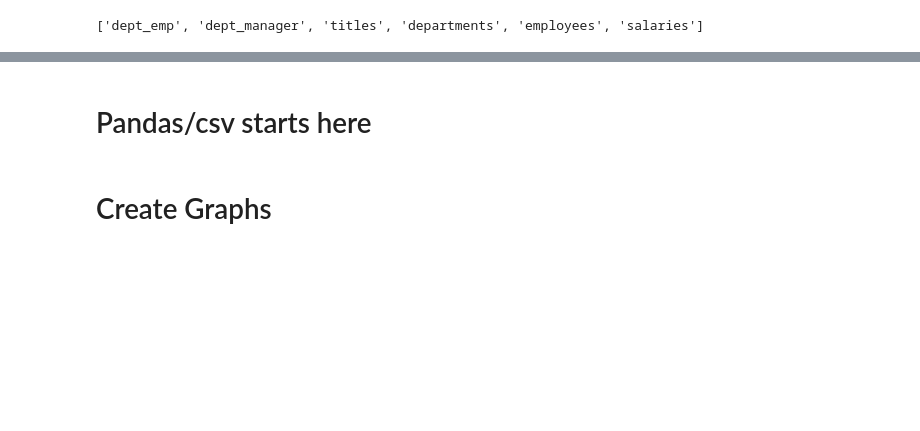
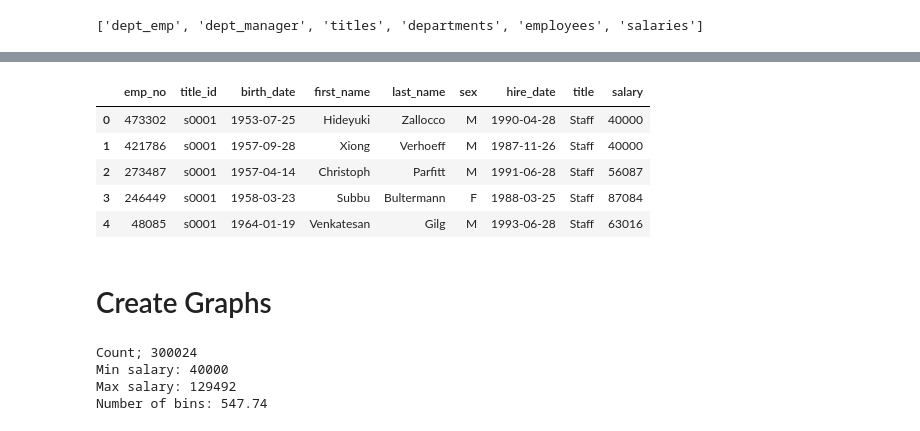
Before and after one commit to Fhern1954/sql-challenge, a Jupyter notebook: EmployeeSQL/sql_challenge.ipynb, the cells around one changed output, grey strips where cells are left out. Saved outputs shown, nothing was run; the diff lists cells and outputs as text; code cells hidden in the pictures; blank space fills up the shorter version.

```diff
--- a/EmployeeSQL/sql_challenge.ipynb
+++ b/EmployeeSQL/sql_challenge.ipynb
@@ -13,7 +12,7 @@ import psycopg2
 # %%
 #Create engine
 from sqlalchemy import create_engine
-engine = create_engine(f'postgresql://postgres:Fhern1954@localhost:5432/SQL-Challenge')
+engine = create_engine(f'postgresql://postgres:<your_db_name>@localhost:5432/SQL-Challenge')
 connection = engine.connect()
 # %%
 # Use the Inspector to explore the database and print the table names
@@ -75,2 +22,0 @@ for row in session.query(Employees.emp_no, Titles.title, Salaries.salary).limit(
-# %% [markdown]
-# Pandas/csv starts here
@@ -82,12 +23,20 @@ employees_path = "employees.csv"
 # %%
-# Read the salaries and the titles data
-salary_df = pd.read_csv(salaries_path)
-titles_df = pd.read_csv(titles_path)
-employees_df = pd.read_csv(employees_path)
+# Read-in the employees, salaries and the titles tables
+salary_df = pd.read_sql('select * from salaries', connection)
+titles_df = pd.read_sql('select * from titles', connection)
+employees_df = pd.read_sql('select * from employees', connection)
 # %%
-#Rename column
-employees_renamed_df = employees_df.rename(columns={"emp_title_id": "title_id"})
+# Change column name
+employees_rn_df = employees_df.rename(columns={"emp_title_id": "title_id"})
 # %%
 #Merge files
-complete_data=pd.merge(employees_renamed_df, titles_df, how='outer', on='title_id')
-final_df = pd.merge(complete_data, salary_df, how= 'outer', on='emp_no')
+com_data=pd.merge(employees_rn_df, titles_df, how='outer', on='title_id')
+final_df = pd.merge(com_data, salary_df, how= 'outer', on='emp_no')
+final_df.head()
+# %% [output]
+|  | emp_no | title_id | birth_date | first_name | last_name | sex | hire_date | title | salary |
+| 0 | 473302 | s0001 | 1953-07-25 | Hideyuki | Zallocco | M | 1990-04-28 | Staff | 40000 |
+| 1 | 421786 | s0001 | 1957-09-28 | Xiong | Verhoeff | M | 1987-11-26 | Staff | 40000 |
+| 2 | 273487 | s0001 | 1957-04-14 | Christoph | Parfitt | M | 1991-06-28 | Staff | 56087 |
+| 3 | 246449 | s0001 | 1958-03-23 | Subbu | Bultermann | F | 1988-03-25 | Staff | 87084 |
+| 4 | 48085 | s0001 | 1964-01-19 | Venkatesan | Gilg | M | 1993-06-28 | Staff | 63016 |
@@ -111,3 +45,18 @@ print(sal_values)
+# %%
+#Calculate number of bins for histogram: From https://datatofish.com/plot-histogram-python/
+sal_count=final_df['salary'].count()
+sal_min=final_df['salary'].min()
+sal_max=final_df['salary'].max()
+print(f'Count; {sal_count}')
+print(f'Min salary: {sal_min}')
+print(f'Max salary: {sal_max}')
+print(f'Number of bins: {round(sal_count**.5,2)}')
+#Too many bins!!
+# %% [output]
+Count; 300024
+Min salary: 40000
+Max salary: 129492
+Number of bins: 547.74
 # %%
 #Histogram
 
```
Also changed, not shown: parts of 19 cells of this notebook.
